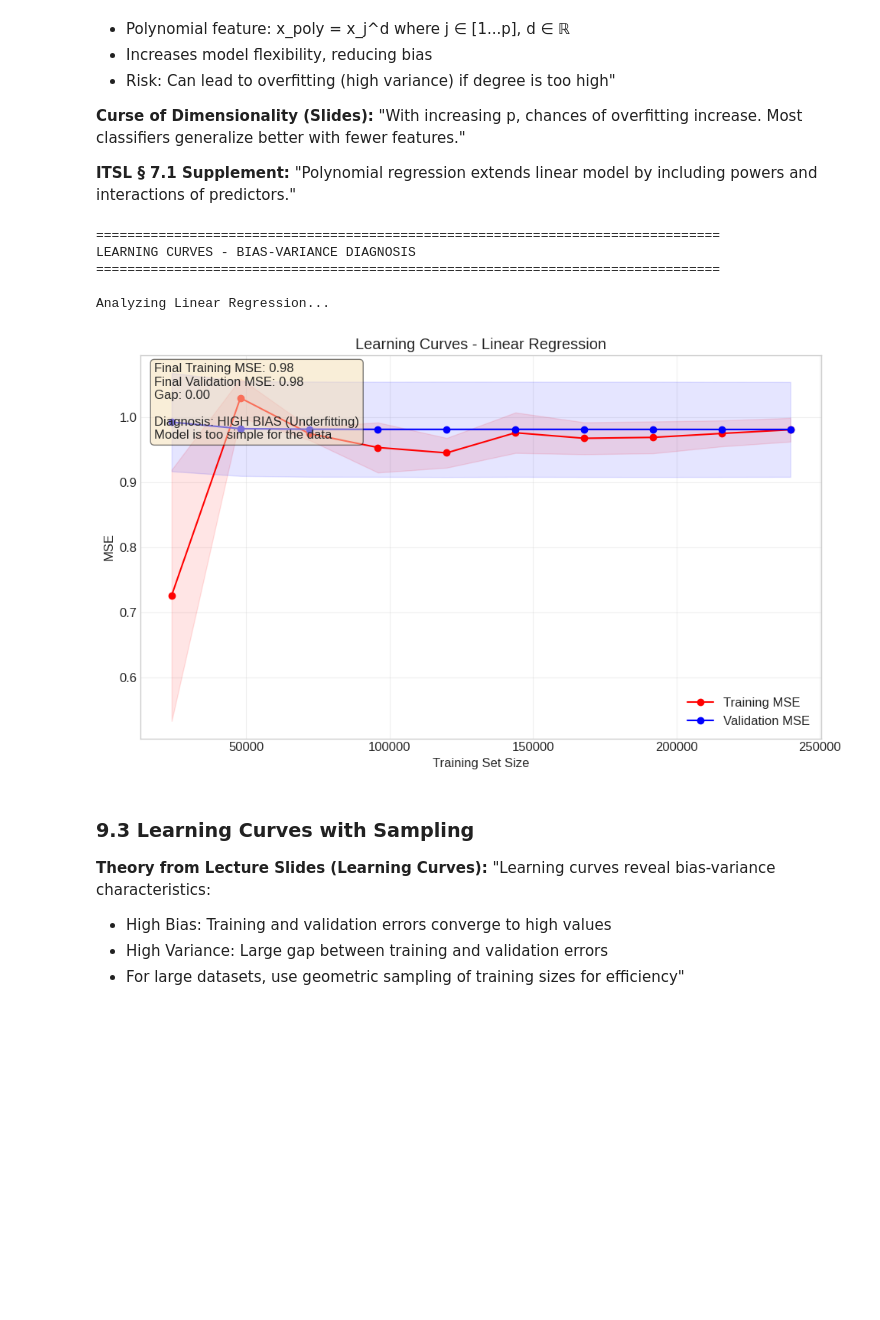
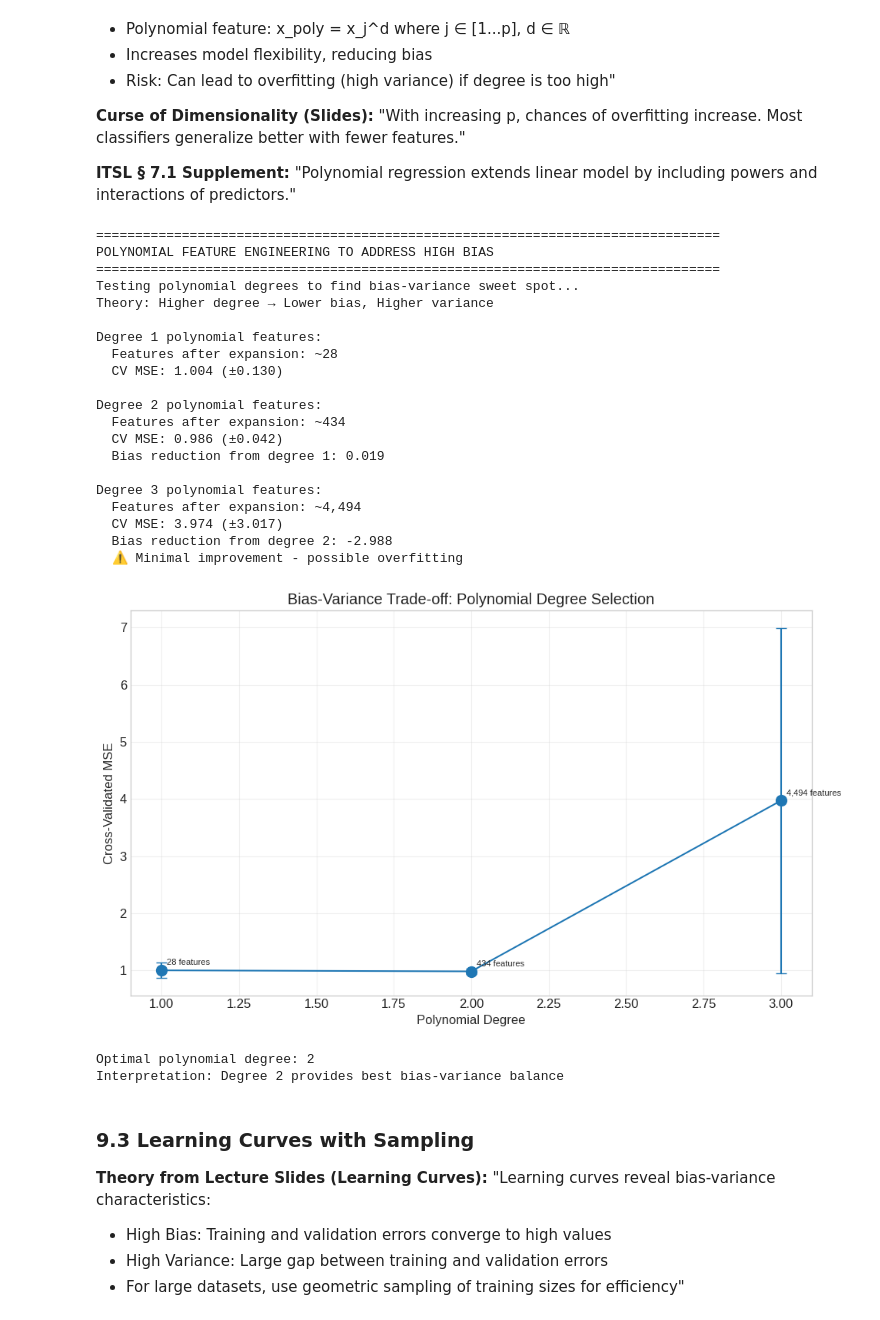
Before and after one commit to HlexNC/Painfully-Trivial, a Jupyter notebook: 1-Machine-Learning-v2.ipynb, the cells around one changed output. Cells and saved outputs as stored; diff of their text form; code cells hidden in the pictures; blank space fills up the shorter version.

```diff
--- a/1-Machine-Learning-v2.ipynb
+++ b/1-Machine-Learning-v2.ipynb
@@ -192,11 +192,11 @@ print(f"Memory usage: {df.memory_usage(deep=True).sum() / 1024 / 1024:.2f} MB")
 print(check_memory())
 
 # For extremely large datasets, consider sampling
-if len(df) > 2_000_000:  # If more than 2 million rows
-    print(f"\nDataset has {len(df):,} rows. Sampling for manageable processing...")
-    df = df.sample(n=min(500_000, len(df)), random_state=42)
-    print(f"Working with {len(df):,} sampled rows")
-    gc.collect()
+# if len(df) > 2_000_000:  # If more than 2 million rows
+#     print(f"\nDataset has {len(df):,} rows. Sampling for manageable processing...")
+#     df = df.sample(n=min(500_000, len(df)), random_state=42)
+#     print(f"Working with {len(df):,} sampled rows")
+#     gc.collect()
 # %% [output]
 Downloading Deutsche Bahn delays dataset...
 Dataset downloaded to: /kaggle/input/deutsche-bahn-db-delays
@@ -1345,6 +1344,7 @@ poly_results = {}
 
 print("Testing polynomial degrees to find bias-variance sweet spot...")
 print("Theory: Higher degree → Lower bias, Higher variance")
+import math
 
 for degree in degrees:
     print(f"\nDegree {degree} polynomial features:")
@@ -1370,8 +1370,8 @@ for degree in degrees:
 
     # Estimate number of features after polynomial expansion
     n_features = preprocessor.transform(X_sample[:1]).shape[1]
-    n_poly_features = int(np.math.factorial(n_features + degree) /
-                         (np.math.factorial(degree) * np.math.factorial(n_features))) - 1
+    n_poly_features = int(math.factorial(n_features + degree) /
+                         (math.factorial(degree) * math.factorial(n_features))) - 1
 
     poly_results[degree] = {
         'mse': mse,
@@ -1390,36 +1390,53 @@ for degree in degrees:
             print("  ⚠️ Minimal improvement - possible overfitting")
 
 # Visualization
 plt.figure(figsize=(10, 6))
 degrees_list = list(poly_results.keys())
 mses = [poly_results[d]['mse'] for d in degrees_list]
 stds = [poly_results[d]['std'] for d in degrees_list]
 
 plt.errorbar(degrees_list, mses, yerr=stds, marker='o', markersize=10, capsize=5)
 plt.xlabel('Polynomial Degree')
 plt.ylabel('Cross-Validated MSE')
 plt.title('Bias-Variance Trade-off: Polynomial Degree Selection')
 plt.grid(True, alpha=0.3)
 
 # Add annotations
 for d in degrees_list:
     plt.annotate(f"{poly_results[d]['n_features']:,} features",
                  xy=(d, poly_results[d]['mse']),
                  xytext=(5, 5), textcoords='offset points', fontsize=8)
 
 plt.tight_layout()
 plt.show()
 
 optimal_degree = min(poly_results.keys(), key=lambda k: poly_results[k]['mse'])
 print(f"\nOptimal polynomial degree: {optimal_degree}")
 print(f"Interpretation: Degree {optimal_degree} provides best bias-variance balance")
 # %% [output]
 ================================================================================
-LEARNING CURVES - BIAS-VARIANCE DIAGNOSIS
+POLYNOMIAL FEATURE ENGINEERING TO ADDRESS HIGH BIAS
 ================================================================================
+Testing polynomial degrees to find bias-variance sweet spot...
+Theory: Higher degree → Lower bias, Higher variance
 
-Analyzing Linear Regression...
+Degree 1 polynomial features:
+  Features after expansion: ~28
+  CV MSE: 1.004 (±0.130)
+
+Degree 2 polynomial features:
+  Features after expansion: ~434
+  CV MSE: 0.986 (±0.042)
+  Bias reduction from degree 1: 0.019
+
+Degree 3 polynomial features:
+  Features after expansion: ~4,494
+  CV MSE: 3.974 (±3.017)
+  Bias reduction from degree 2: -2.988
+  ⚠️ Minimal improvement - possible overfitting
-[figure, old version]
+[figure, new version]
+Optimal polynomial degree: 2
+Interpretation: Degree 2 provides best bias-variance balance
 # %% [markdown]
 ### 9.3 Learning Curves with Sampling
 
```
Also changed, not shown: parts of 28 cells of this notebook.
